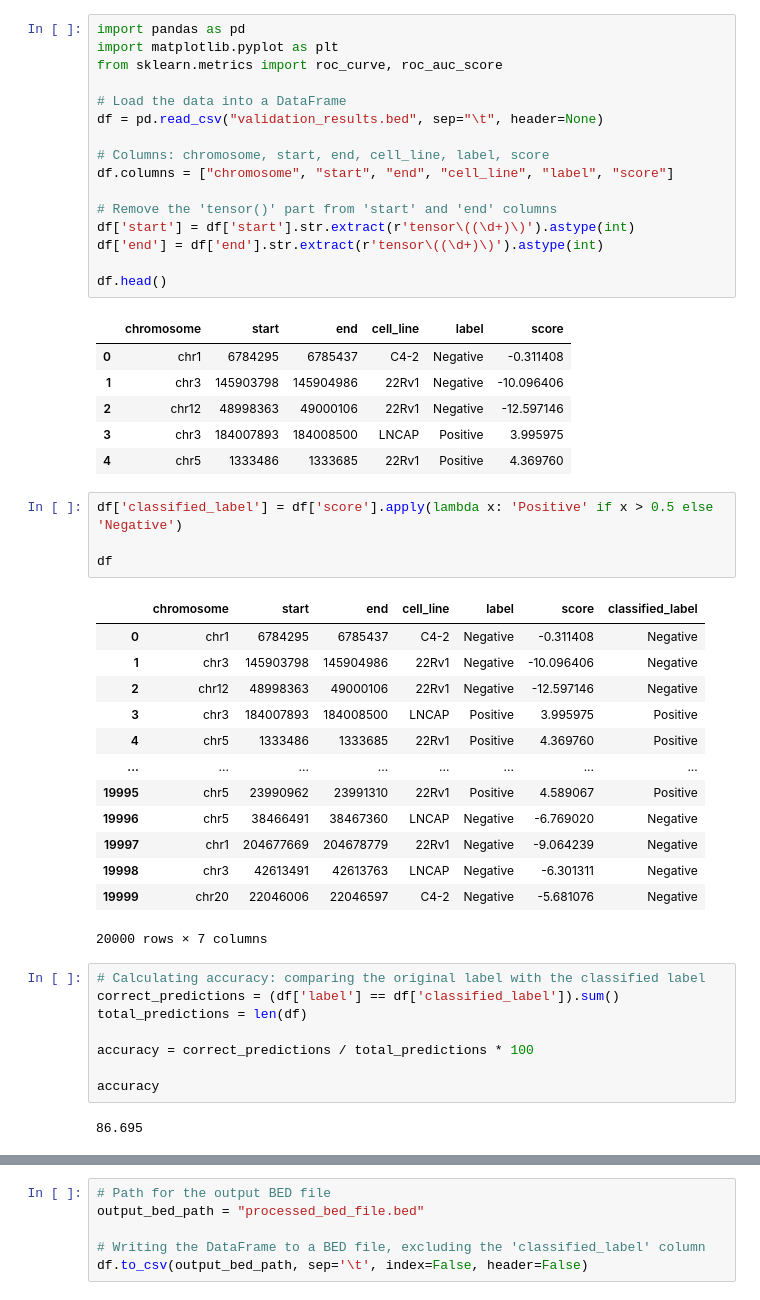
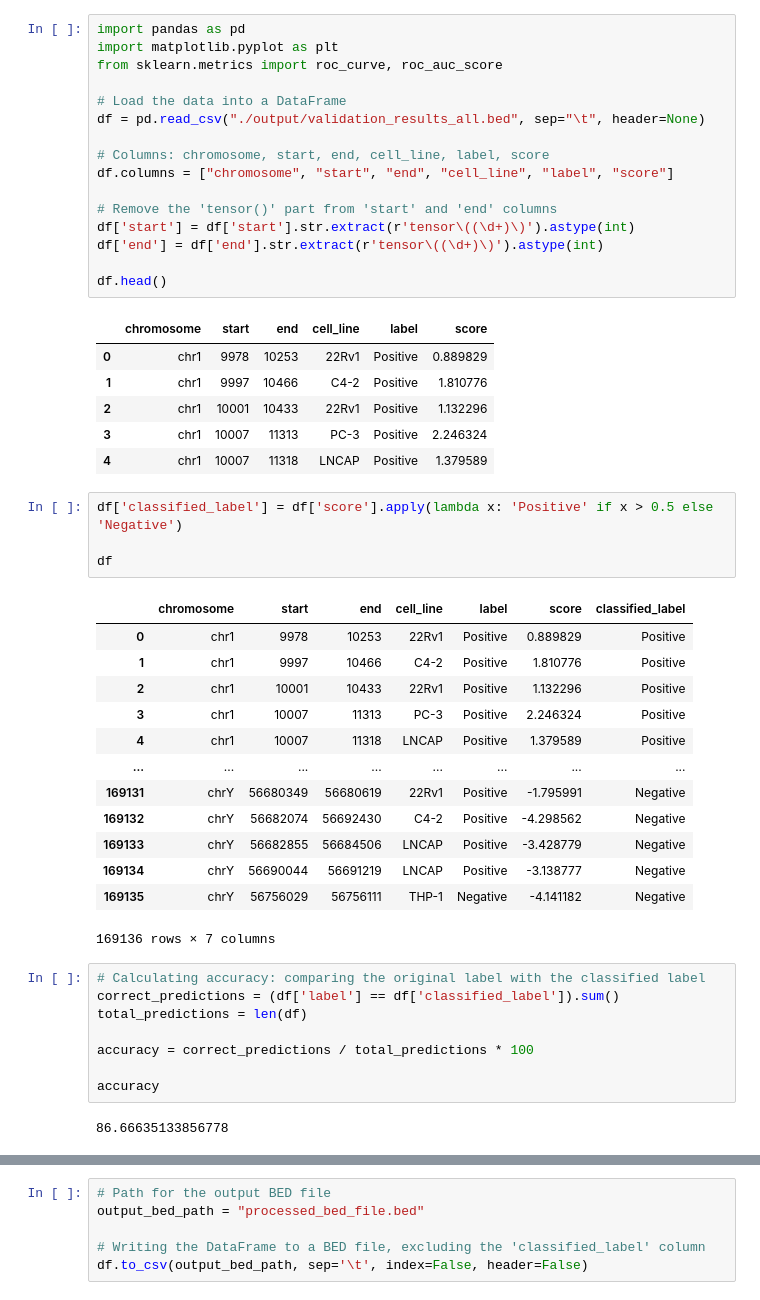
Before and after one commit to wejarrard/tf-binding, a Jupyter notebook: src/training/test.ipynb, the cells around one changed output, grey strips where cells are left out. Drawn from its saved outputs; the diff is of its cells as text.

```diff
--- a/src/training/test.ipynb
+++ b/src/training/test.ipynb
@@ -1,44 +1,44 @@
 # %%
 import pandas as pd
 import matplotlib.pyplot as plt
 from sklearn.metrics import roc_curve, roc_auc_score
 
 # Load the data into a DataFrame
-df = pd.read_csv("validation_results.bed", sep="\t", header=None)
+df = pd.read_csv("./output/validation_results_all.bed", sep="\t", header=None)
 
 # Columns: chromosome, start, end, cell_line, label, score
 df.columns = ["chromosome", "start", "end", "cell_line", "label", "score"]
 
 # Remove the 'tensor()' part from 'start' and 'end' columns
 df['start'] = df['start'].str.extract(r'tensor\((\d+)\)').astype(int)
 df['end'] = df['end'].str.extract(r'tensor\((\d+)\)').astype(int)
 
 df.head()
 # %% [output]
 |  | chromosome | start | end | cell_line | label | score |
-| 0 | chr1 | 6784295 | 6785437 | C4-2 | Negative | -0.311408 |
-| 1 | chr3 | 145903798 | 145904986 | 22Rv1 | Negative | -10.096406 |
-| 2 | chr12 | 48998363 | 49000106 | 22Rv1 | Negative | -12.597146 |
-| 3 | chr3 | 184007893 | 184008500 | LNCAP | Positive | 3.995975 |
-| 4 | chr5 | 1333486 | 1333685 | 22Rv1 | Positive | 4.369760 |
+| 0 | chr1 | 9978 | 10253 | 22Rv1 | Positive | 0.889829 |
+| 1 | chr1 | 9997 | 10466 | C4-2 | Positive | 1.810776 |
+| 2 | chr1 | 10001 | 10433 | 22Rv1 | Positive | 1.132296 |
+| 3 | chr1 | 10007 | 11313 | PC-3 | Positive | 2.246324 |
+| 4 | chr1 | 10007 | 11318 | LNCAP | Positive | 1.379589 |
 # %%
 df['classified_label'] = df['score'].apply(lambda x: 'Positive' if x > 0.5 else 'Negative')
 
 df
 # %% [output]
 |  | chromosome | start | end | cell_line | label | score | classified_label |
-| 0 | chr1 | 6784295 | 6785437 | C4-2 | Negative | -0.311408 | Negative |
-| 1 | chr3 | 145903798 | 145904986 | 22Rv1 | Negative | -10.096406 | Negative |
-| 2 | chr12 | 48998363 | 49000106 | 22Rv1 | Negative | -12.597146 | Negative |
-| 3 | chr3 | 184007893 | 184008500 | LNCAP | Positive | 3.995975 | Positive |
-| 4 | chr5 | 1333486 | 1333685 | 22Rv1 | Positive | 4.369760 | Positive |
+| 0 | chr1 | 9978 | 10253 | 22Rv1 | Positive | 0.889829 | Positive |
+| 1 | chr1 | 9997 | 10466 | C4-2 | Positive | 1.810776 | Positive |
+| 2 | chr1 | 10001 | 10433 | 22Rv1 | Positive | 1.132296 | Positive |
+| 3 | chr1 | 10007 | 11313 | PC-3 | Positive | 2.246324 | Positive |
+| 4 | chr1 | 10007 | 11318 | LNCAP | Positive | 1.379589 | Positive |
 | ... | ... | ... | ... | ... | ... | ... | ... |
-| 19995 | chr5 | 23990962 | 23991310 | 22Rv1 | Positive | 4.589067 | Positive |
-| 19996 | chr5 | 38466491 | 38467360 | LNCAP | Negative | -6.769020 | Negative |
-| 19997 | chr1 | 204677669 | 204678779 | 22Rv1 | Negative | -9.064239 | Negative |
-| 19998 | chr3 | 42613491 | 42613763 | LNCAP | Negative | -6.301311 | Negative |
-| 19999 | chr20 | 22046006 | 22046597 | C4-2 | Negative | -5.681076 | Negative |
+| 169131 | chrY | 56680349 | 56680619 | 22Rv1 | Positive | -1.795991 | Negative |
+| 169132 | chrY | 56682074 | 56692430 | C4-2 | Positive | -4.298562 | Negative |
+| 169133 | chrY | 56682855 | 56684506 | LNCAP | Positive | -3.428779 | Negative |
+| 169134 | chrY | 56690044 | 56691219 | LNCAP | Positive | -3.138777 | Negative |
+| 169135 | chrY | 56756029 | 56756111 | THP-1 | Negative | -4.141182 | Negative |
-20000 rows × 7 columns
+169136 rows × 7 columns
 # %%
 # Calculating accuracy: comparing the original label with the classified label
 correct_predictions = (df['label'] == df['classified_label']).sum()
@@ -48,7 +48,7 @@ accuracy = correct_predictions / total_predictions * 100
 
 accuracy
 # %% [output]
-86.695
+86.66635133856778
 # %%
 # Splitting the dataset
 below_05 = df[df['score'] < 0.5]
```
Also changed, not shown: parts of 4 cells of this notebook.
